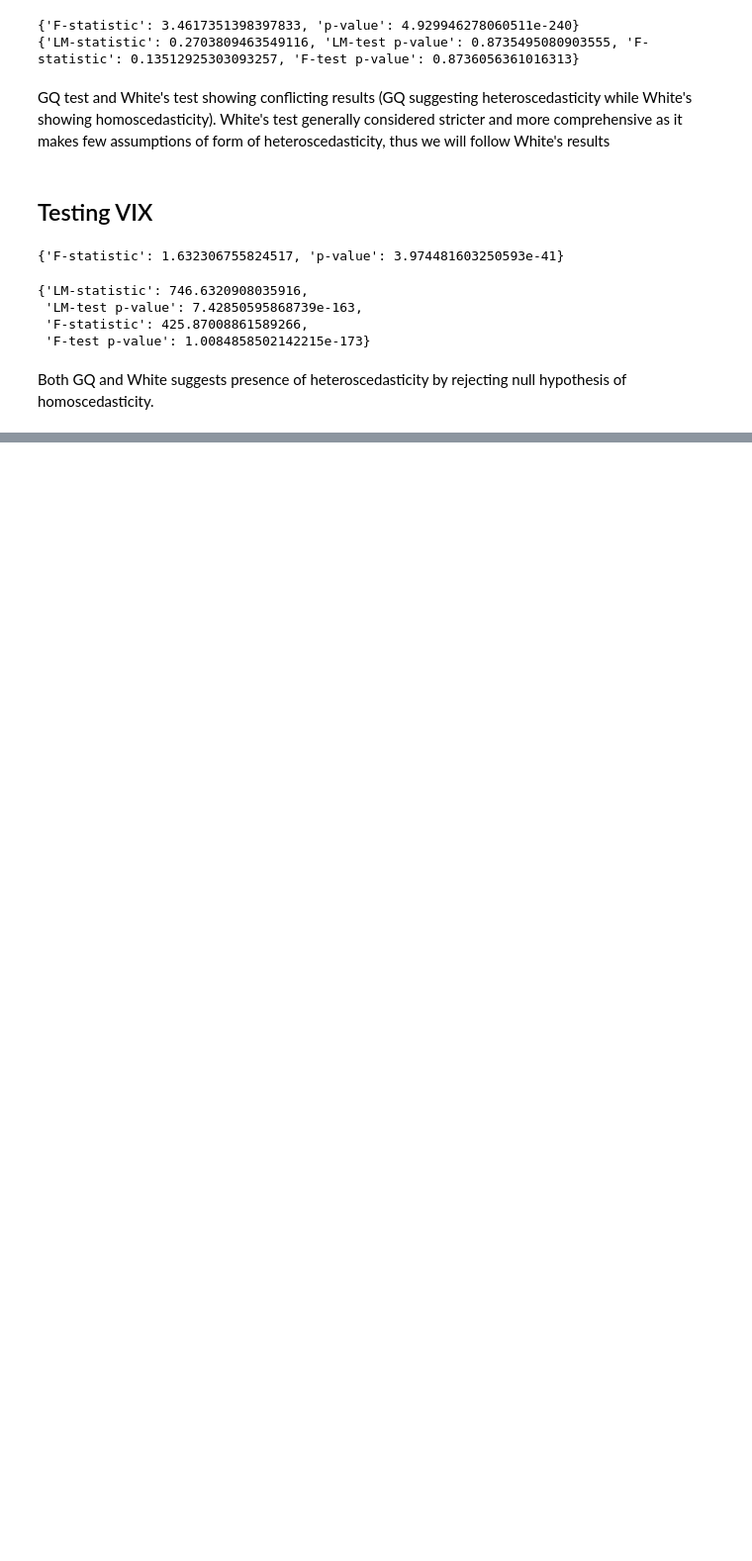
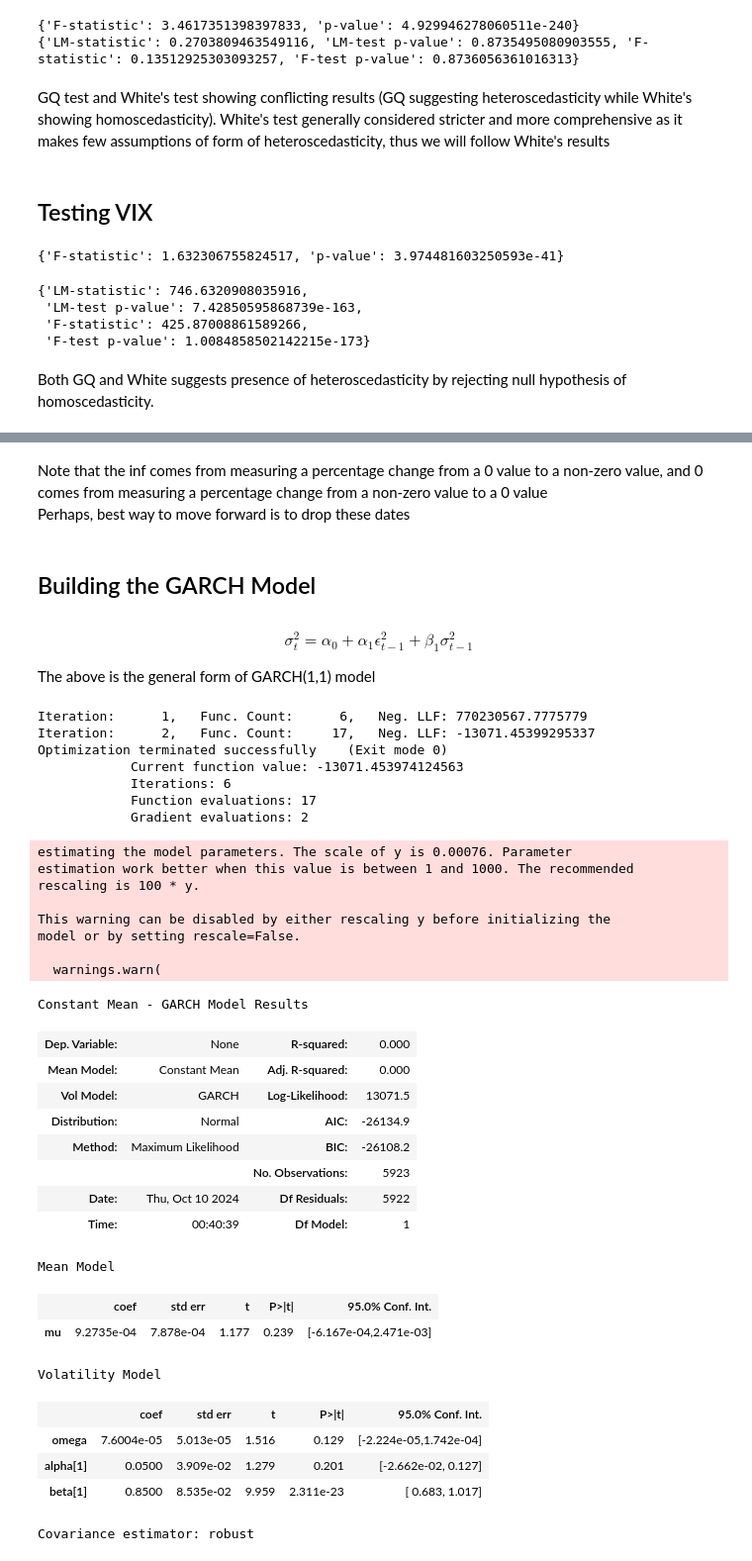
Before and after one commit to siruiliu-code/GARCH-X-Volatility-Modelling-with-Equity-Options-Trading, a Jupyter notebook: gavin_garch.ipynb, the cells around one changed output, grey strips where cells are left out. Shown: that part at 99% size. Cells and saved outputs as stored; diff of their text form; code cells hidden in the pictures; blank space fills up the shorter version.

Commit message:
feat: build DataProcessing and GARCHX class

```diff
--- a/gavin_garch.ipynb
+++ b/gavin_garch.ipynb
@@ -100,0 +102,6 @@ Stationary: No differencing required
+# %%
+new_data_dxy_d1 = new_data_dxy.diff().dropna()
+adf_test(new_data_dxy_d1)
+print("---")
+new_data_2s10s_d1 = new_data_2s10s.diff().dropna()
+adf_test(new_data_2s10s_d1)
@@ -152,0 +176,71 @@ Both GQ and White suggests presence of heteroscedasticity by rejecting null hypo
+# %%
+dxy_returns = new_data_dxy_d1.pct_change().dropna()
+d_2s10s_returns = new_data_2s10s_d1.pct_change().dropna()
+vix_returns = new_data_vix.pct_change().dropna()
+# inf_dates = d_2s10s_returns[d_2s10s_returns==np.inf].index
+# zero_dates = d_2s10s_returns[d_2s10s_returns==0].index
+# print(f"dates with np.inf: {inf_dates}, dates with zeros: {zero_dates}")
+# %% [markdown]
+Note that the inf comes from measuring a percentage change from a 0 value to a non-zero value, and 0 comes from measuring a percentage change from a non-zero value to a 0 value <br>
+Perhaps, best way to move forward is to drop these dates
+# %%
+# X = sm.add_constant(pd.concat([dxy_returns, d_2s10s_returns, vix_returns], axis=1)).drop(inf_dates).drop(zero_dates)
+# y = new_aapl['prc'].pct_change().dropna().drop(inf_dates).drop(zero_dates)
+
+X_df = pd.concat([dxy_returns, d_2s10s_returns, vix_returns], axis=1)
+comb_df = X_df.merge(new_aapl['prc'].pct_change(), left_index=True, right_index=True, how="inner")
+comb_df.columns = ["DXY", "2s10s", "VIX", "returns"]
+comb_df.replace([np.inf, -np.inf], np.nan, inplace=True)
+comb_df.dropna(inplace=True)
+comb_df
+
+X = comb_df[["DXY", "2s10s", "VIX"]]
+y = comb_df["returns"]
+ols_model = sm.OLS(y, X).fit()
+residuals = ols_model.resid
+# %% [markdown]
+## Building the GARCH Model
+# %% [markdown]
+$$
+\sigma_t^2 = \alpha_0 + \alpha_1 \epsilon_{t-1}^2 + \beta_1 \sigma_{t-1}^2
+$$
+
+The above is the general form of GARCH(1,1) model
+# %%
+garch = arch_model(residuals, vol="Garch", p=1, q=1)
+garch_fit = garch.fit()
+garch_fit.summary()
+# %% [output]
+Iteration:      1,   Func. Count:      6,   Neg. LLF: 770230567.7775779
+Iteration:      2,   Func. Count:     17,   Neg. LLF: -13071.45399295337
+Optimization terminated successfully    (Exit mode 0)
+            Current function value: -13071.453974124563
+            Iterations: 6
+            Function evaluations: 17
+            Gradient evaluations: 2
+estimating the model parameters. The scale of y is 0.00076. Parameter
+estimation work better when this value is between 1 and 1000. The recommended
+rescaling is 100 * y.
+
+This warning can be disabled by either rescaling y before initializing the
+model or by setting rescale=False.
+
+  warnings.warn(
+Constant Mean - GARCH Model Results
+| Dep. Variable: | None | R-squared: | 0.000 |
+| Mean Model: | Constant Mean | Adj. R-squared: | 0.000 |
+| Vol Model: | GARCH | Log-Likelihood: | 13071.5 |
+| Distribution: | Normal | AIC: | -26134.9 |
+| Method: | Maximum Likelihood | BIC: | -26108.2 |
+|  |  | No. Observations: | 5923 |
+| Date: | Thu, Oct 10 2024 | Df Residuals: | 5922 |
+| Time: | 00:40:39 | Df Model: | 1 |
+Mean Model
+|  | coef | std err | t | P>|t| | 95.0% Conf. Int. |
+| mu | 9.2735e-04 | 7.878e-04 | 1.177 | 0.239 | [-6.167e-04,2.471e-03] |
+Volatility Model
+|  | coef | std err | t | P>|t| | 95.0% Conf. Int. |
+| omega | 7.6004e-05 | 5.013e-05 | 1.516 | 0.129 | [-2.224e-05,1.742e-04] |
+| alpha[1] | 0.0500 | 3.909e-02 | 1.279 | 0.201 | [-2.662e-02, 0.127] |
+| beta[1] | 0.8500 | 8.535e-02 | 9.959 | 2.311e-23 | [ 0.683, 1.017] |
+Covariance estimator: robust
```
Also changed, not shown: parts of 12 cells of this notebook, 1 other file.
